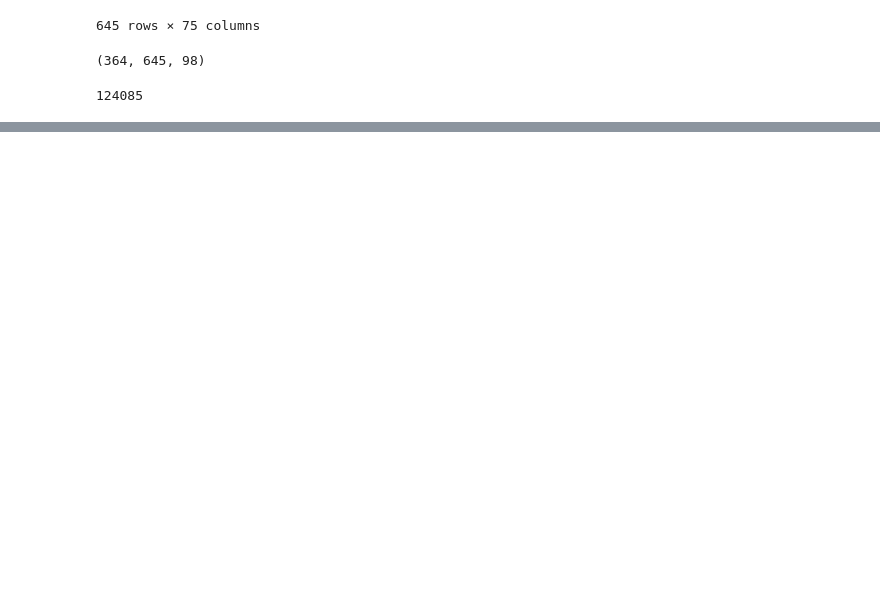
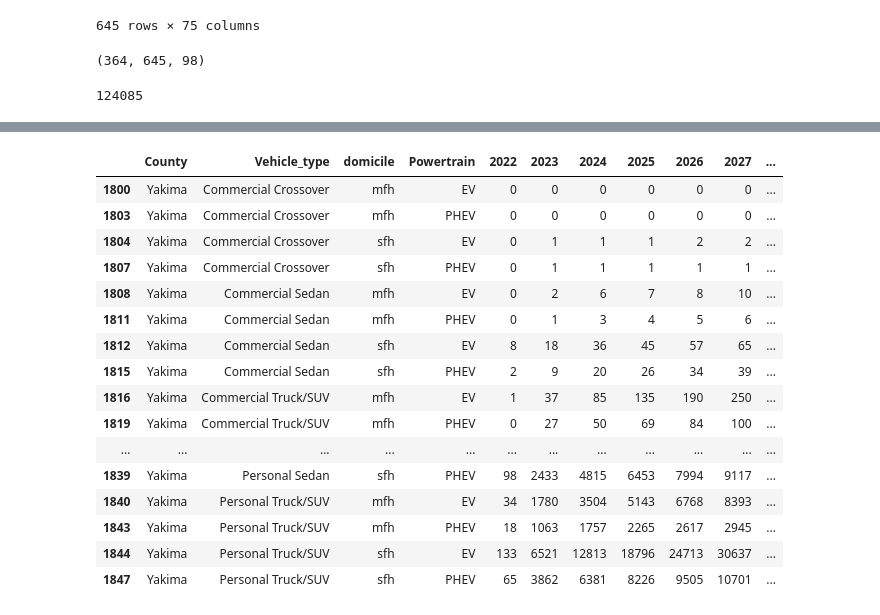
Before and after one commit to rmi-mobility-data-science/replicaEVSE, a Jupyter notebook: notebooks/stock_rollover.ipynb, the cells around one changed output, grey strips where cells are left out. Saved outputs shown, nothing was run; the diff lists cells and outputs as text; code cells hidden in the pictures; blank space fills up the shorter version.

```diff
--- a/notebooks/stock_rollover.ipynb
+++ b/notebooks/stock_rollover.ipynb
@@ -481,0 +450,9 @@ nvehicles_sub['2022'].sum(), ctny_df.shape[0], ctny_df.drop_duplicates(subset=['
+# %%
+# slice the unique dataframe to only include people in that county
+county= 'Yakima'
+county_str = county + ' County, WA'
+county_cond = pop_df['home_cty'] == county_str
+county_pop_df = pop_df[county_cond].copy()
+county_trip_df = df[df['home_cty'] == county_str].copy()
+nvehicles_sub = nev_df[nev_df['County'] == county].copy()
+df.shape, county_trip_df.shape, pop_df.shape, county_pop_df.shape
@@ -481,0 +547,20 @@ nvehicles_sub['2022'].sum(), ctny_df.shape[0], ctny_df.drop_duplicates(subset=['
+# %%
+nvehicles_sub
+# %% [output]
+|  | County | Vehicle_type | domicile | Powertrain | 2022 | 2023 | 2024 | 2025 | 2026 | 2027 | ... |
+| 1800 | Yakima | Commercial Crossover | mfh | EV | 0 | 0 | 0 | 0 | 0 | 0 | ... |
+| 1803 | Yakima | Commercial Crossover | mfh | PHEV | 0 | 0 | 0 | 0 | 0 | 0 | ... |
+| 1804 | Yakima | Commercial Crossover | sfh | EV | 0 | 1 | 1 | 1 | 2 | 2 | ... |
+| 1807 | Yakima | Commercial Crossover | sfh | PHEV | 0 | 1 | 1 | 1 | 1 | 1 | ... |
+| 1808 | Yakima | Commercial Sedan | mfh | EV | 0 | 2 | 6 | 7 | 8 | 10 | ... |
+| 1811 | Yakima | Commercial Sedan | mfh | PHEV | 0 | 1 | 3 | 4 | 5 | 6 | ... |
+| 1812 | Yakima | Commercial Sedan | sfh | EV | 8 | 18 | 36 | 45 | 57 | 65 | ... |
+| 1815 | Yakima | Commercial Sedan | sfh | PHEV | 2 | 9 | 20 | 26 | 34 | 39 | ... |
+| 1816 | Yakima | Commercial Truck/SUV | mfh | EV | 1 | 37 | 85 | 135 | 190 | 250 | ... |
+| 1819 | Yakima | Commercial Truck/SUV | mfh | PHEV | 0 | 27 | 50 | 69 | 84 | 100 | ... |
+| ... | ... | ... | ... | ... | ... | ... | ... | ... | ... | ... | ... |
+| 1839 | Yakima | Personal Sedan | sfh | PHEV | 98 | 2433 | 4815 | 6453 | 7994 | 9117 | ... |
+| 1840 | Yakima | Personal Truck/SUV | mfh | EV | 34 | 1780 | 3504 | 5143 | 6768 | 8393 | ... |
+| 1843 | Yakima | Personal Truck/SUV | mfh | PHEV | 18 | 1063 | 1757 | 2265 | 2617 | 2945 | ... |
+| 1844 | Yakima | Personal Truck/SUV | sfh | EV | 133 | 6521 | 12813 | 18796 | 24713 | 30637 | ... |
+| 1847 | Yakima | Personal Truck/SUV | sfh | PHEV | 65 | 3862 | 6381 | 8226 | 9505 | 10701 | ... |
```
Also changed, not shown: parts of 10 cells of this notebook, 1 other file.
